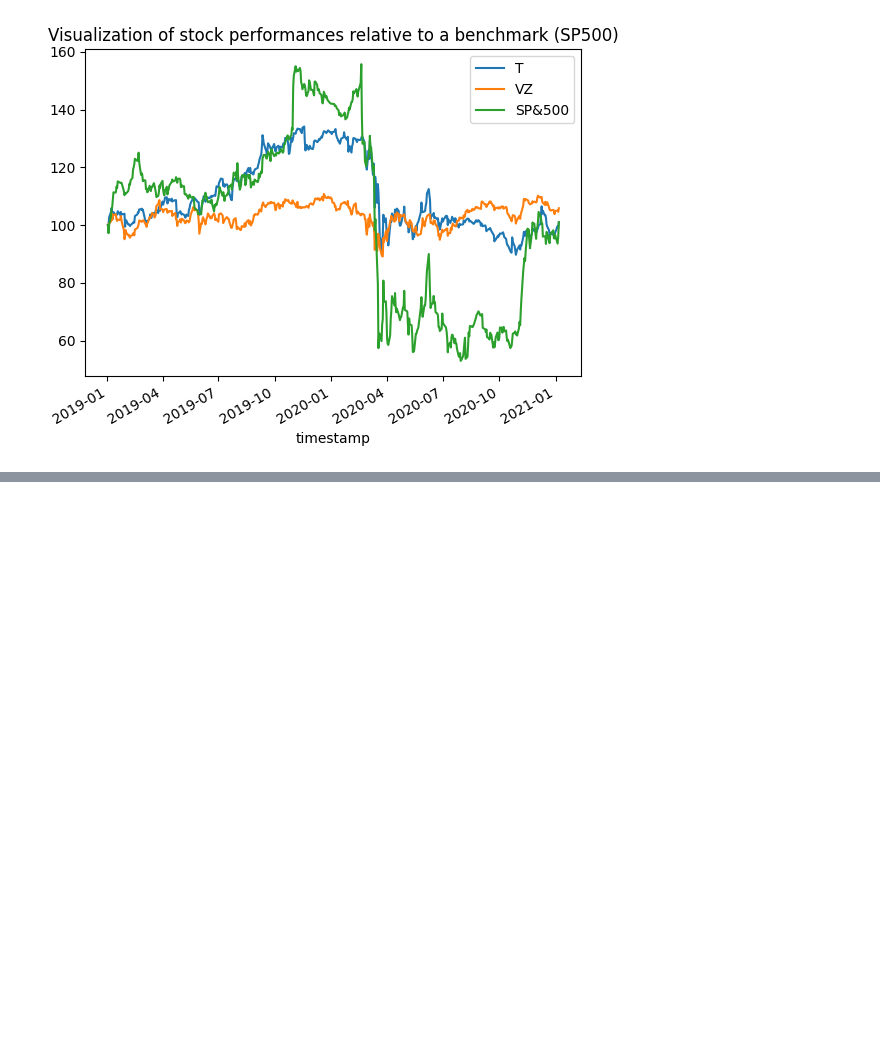
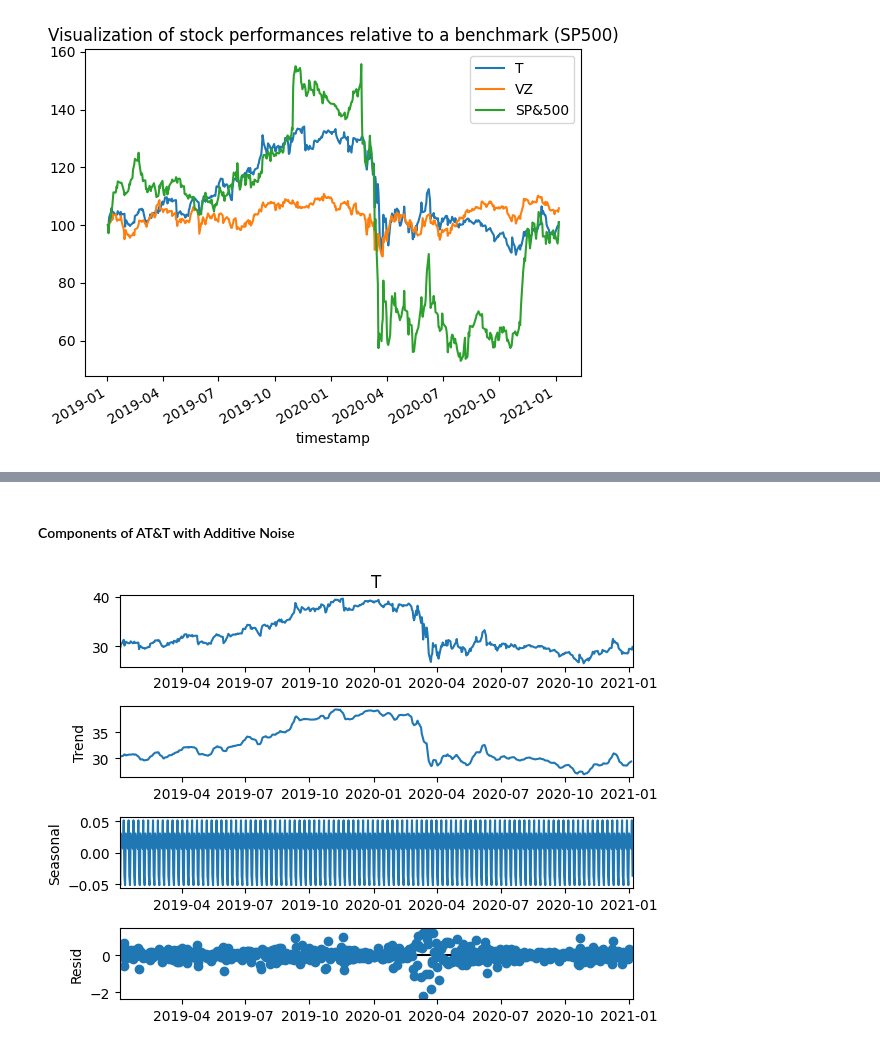
Before and after one commit to pallabee/Time-Series-for-Stock-Price-Prediction, a Jupyter notebook: data preparation/data_extraction.ipynb, the cells around one changed output, grey strips where cells are left out. Drawn from its saved outputs; the diff is of its cells as text; code cells hidden in the pictures; blank space fills up the shorter version.

Commit message:
data extraction code

```diff
--- a/data preparation/data_extraction.ipynb
+++ b/data preparation/data_extraction.ipynb
@@ -24,3 +28,8 @@ def normalize(df):
+# %%
+def components(series):
+    add = seasonal_decompose(series, model='additive')
+    mul = seasonal_decompose(series, model='multiplicative')
+    return add,mul
 # %% [markdown]
 #### Loading historical AT&T and Verizon stock prices from Alpha Vantage API
 # %%
@@ -161,0 +173,3 @@ plt.title("Visualization of stock performances relative to a benchmark (SP500)")
+# %%
+series_T = extract_slice(df_T)["close"].rename(ATT)
+series_T.info()
@@ -161,0 +185,3 @@ plt.title("Visualization of stock performances relative to a benchmark (SP500)")
+# %%
+series_T = upsample(series_T)
+series_T.info()
@@ -161,0 +208,8 @@ plt.title("Visualization of stock performances relative to a benchmark (SP500)")
+# %%
+comp_T_add,comp_T_mul = components(series_T)
+# %% [markdown]
+#### Components of AT&T with Additive Noise
+# %%
+comp_T_add.plot();
+# %% [output]
+[figure, added]
```
Also changed, not shown: parts of 19 cells of this notebook.
